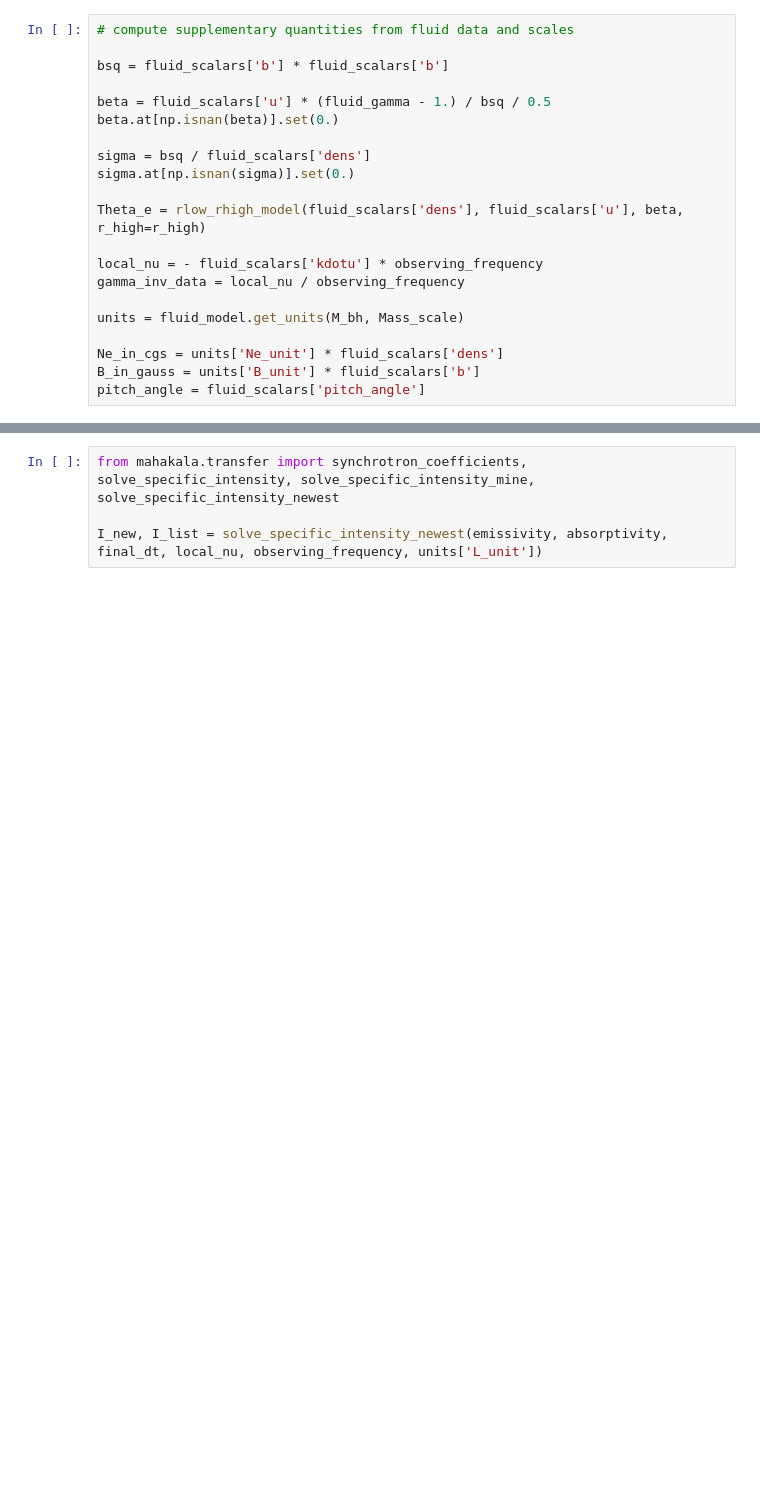
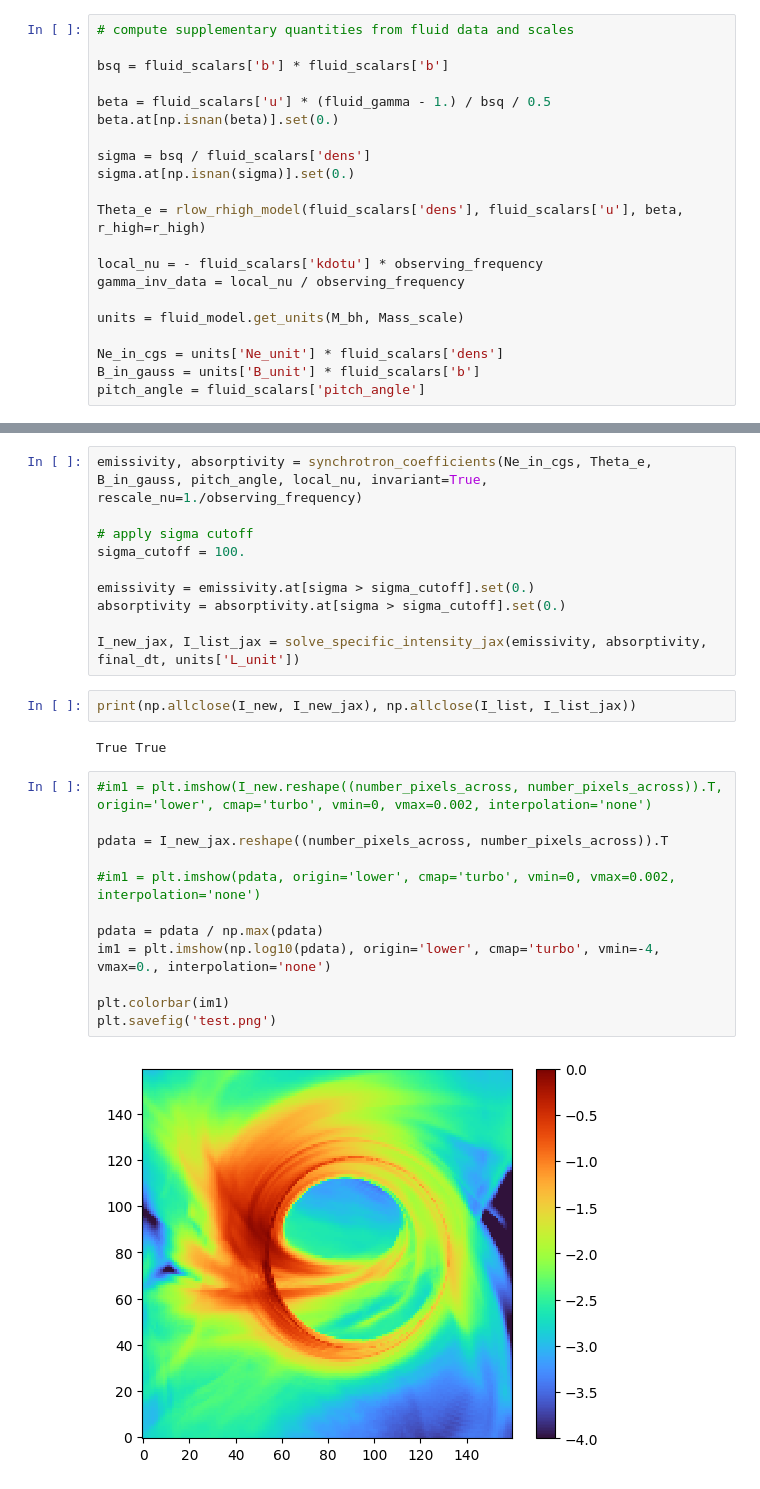
Before and after one commit to liamedeiros/Mahakala, a Jupyter notebook: demos/grmhd.ipynb, the cells around one changed output, grey strips where cells are left out. Drawn from its saved outputs; the diff is of its cells as text; blank space fills up the shorter version.

```diff
--- a/demos/grmhd.ipynb
+++ b/demos/grmhd.ipynb
@@ -69,5 +73,29 @@ absorptivity = absorptivity.at[sigma > sigma_cutoff].set(0.)
-# %%
-from mahakala.transfer import synchrotron_coefficients, solve_specific_intensity, solve_specific_intensity_mine, solve_specific_intensity_newest
-
-I_new, I_list = solve_specific_intensity_newest(emissivity, absorptivity, final_dt, local_nu, observing_frequency, units['L_unit'])
+# %%
+emissivity, absorptivity = synchrotron_coefficients(Ne_in_cgs, Theta_e, B_in_gauss, pitch_angle, local_nu, invariant=True, rescale_nu=1./observing_frequency)
+
+# apply sigma cutoff
+sigma_cutoff = 100.
+
+emissivity = emissivity.at[sigma > sigma_cutoff].set(0.)
+absorptivity = absorptivity.at[sigma > sigma_cutoff].set(0.)
+
+I_new_jax, I_list_jax = solve_specific_intensity_jax(emissivity, absorptivity, final_dt, units['L_unit'])
+# %%
+print(np.allclose(I_new, I_new_jax), np.allclose(I_list, I_list_jax))
+# %% [output]
+True True
+# %%
+#im1 = plt.imshow(I_new.reshape((number_pixels_across, number_pixels_across)).T, origin='lower', cmap='turbo', vmin=0, vmax=0.002, interpolation='none')
+
+pdata = I_new_jax.reshape((number_pixels_across, number_pixels_across)).T
+
+#im1 = plt.imshow(pdata, origin='lower', cmap='turbo', vmin=0, vmax=0.002, interpolation='none')
+
+pdata = pdata / np.max(pdata)
+im1 = plt.imshow(np.log10(pdata), origin='lower', cmap='turbo', vmin=-4, vmax=0., interpolation='none')
+
+plt.colorbar(im1)
+plt.savefig('test.png')
+# %% [output]
+[figure, added]
 # %%
```
Also changed, not shown: parts of 4 cells of this notebook, 1 other file.
